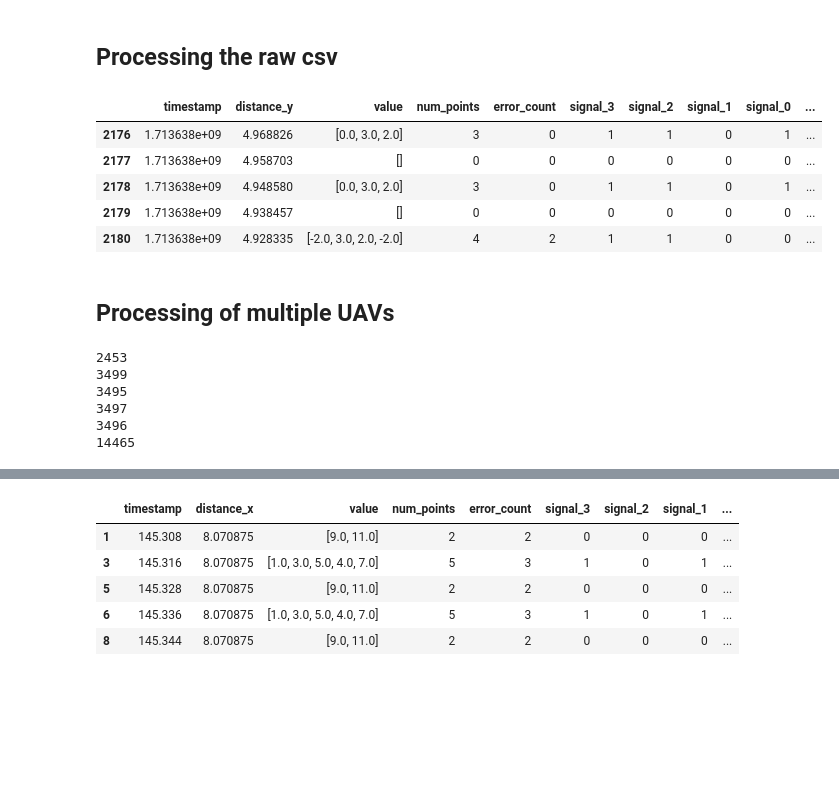
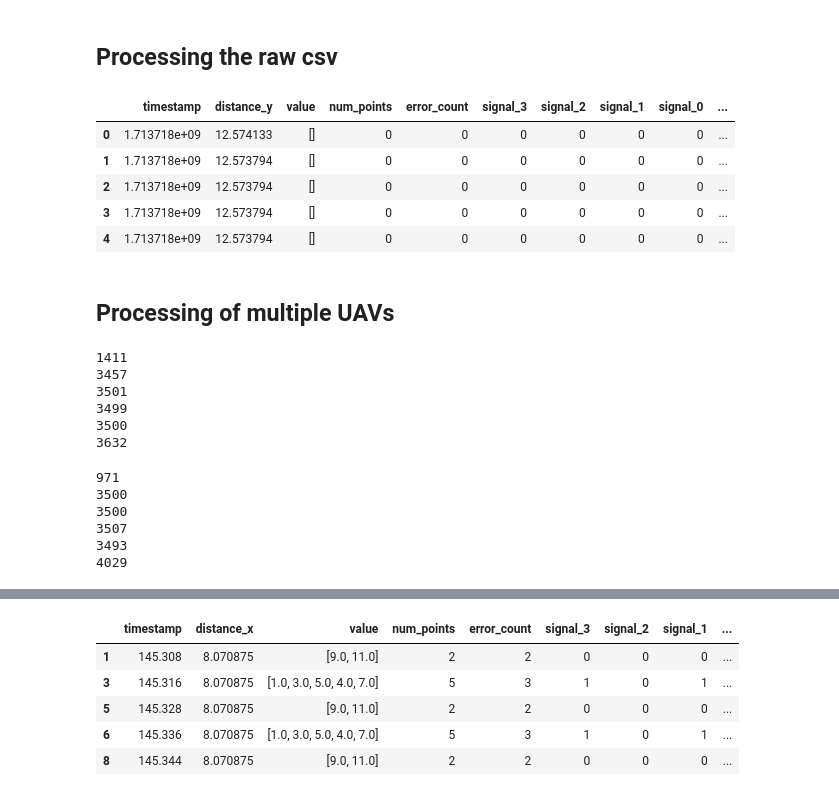
Before and after one commit to MarlonRiv/uvdar_core, a Jupyter notebook: scripts/Processing_evaluation_distance.ipynb, the cells around one changed output, grey strips where cells are left out. Drawn from its saved outputs; the diff is of its cells as text; code cells hidden in the pictures; blank space fills up the shorter version.

```diff
--- a/scripts/Processing_evaluation_distance.ipynb
+++ b/scripts/Processing_evaluation_distance.ipynb
@@ -8,14 +8,14 @@ import numpy as np
 import ast
 
 
-input_csv_path = os.path.expanduser('~/Desktop/MRS_Master_Project/rosbags/rw/raw_csv/kl_exp1.csv')
+input_csv_path = os.path.expanduser('~/Desktop/MRS_Master_Project/rosbags/rw/raw_csv/standard_exp2.csv')
 data = pd.read_csv(input_csv_path)
 
 #Ensure that the 'value' column is a list
 data['value'] = data['value'].apply(lambda x: ast.literal_eval(x) if isinstance(x, str) else x)
 
 #Take after the 6712th row
-data = data.iloc[2176:]
+#data = data.iloc[3356:]
 
 #Relative distance_y to the target (TX is at 10m from origin, and we recorded the position of the RX)
 data['distance_y'] = np.abs(10.0 - data['distance_y'])
@@ -60,43 +60,43 @@ def check_signal_0(values):
 
 
 # Check if the signal 3 is still present
 data['signal_3'] = data['value'].apply(check_signal_3)
 
 # Check if the signal 2 is still present
 data['signal_2'] = data['value'].apply(check_signal_2)
 
 # Check if the signal 1 is still present
 data['signal_1'] = data['value'].apply(check_signal_1)
 
 # Check if the signal 0 is still present
 data['signal_0'] = data['value'].apply(check_signal_0)
 
 
 specified_distances = np.array([5, 10, 15, 20, 25, 30])
 
 # Assigning each data point to the nearest specified distance_y
 data['nearest_distance'] = specified_distances[np.abs(specified_distances[:, np.newaxis] - data['distance_y'].values).argmin(axis=0)]
 
 # Save the cleaned data to a new CSV file
-cleaned_file_path = os.path.expanduser('~/Desktop/MRS_Master_Project/rosbags/rw/processed_csv/kl_exp1_processed.csv')
+cleaned_file_path = os.path.expanduser('~/Desktop/MRS_Master_Project/rosbags/rw/processed_csv/standard_exp2_processed.csv')
 
 data.to_csv(cleaned_file_path, index=False)
 
 cleaned_file_path
 
 
 data.head()
 # %% [output]
 |  | timestamp | distance_y | value | num_points | error_count | signal_3 | signal_2 | signal_1 | signal_0 | ... |
-| 2176 | 1.713638e+09 | 4.968826 | [0.0, 3.0, 2.0] | 3 | 0 | 1 | 1 | 0 | 1 | ... |
-| 2177 | 1.713638e+09 | 4.958703 | [] | 0 | 0 | 0 | 0 | 0 | 0 | ... |
-| 2178 | 1.713638e+09 | 4.948580 | [0.0, 3.0, 2.0] | 3 | 0 | 1 | 1 | 0 | 1 | ... |
-| 2179 | 1.713638e+09 | 4.938457 | [] | 0 | 0 | 0 | 0 | 0 | 0 | ... |
-| 2180 | 1.713638e+09 | 4.928335 | [-2.0, 3.0, 2.0, -2.0] | 4 | 2 | 1 | 1 | 0 | 0 | ... |
+| 0 | 1.713718e+09 | 12.574133 | [] | 0 | 0 | 0 | 0 | 0 | 0 | ... |
+| 1 | 1.713718e+09 | 12.573794 | [] | 0 | 0 | 0 | 0 | 0 | 0 | ... |
+| 2 | 1.713718e+09 | 12.573794 | [] | 0 | 0 | 0 | 0 | 0 | 0 | ... |
+| 3 | 1.713718e+09 | 12.573794 | [] | 0 | 0 | 0 | 0 | 0 | 0 | ... |
+| 4 | 1.713718e+09 | 12.573794 | [] | 0 | 0 | 0 | 0 | 0 | 0 | ... |
 # %% [markdown]
 ## Processing of multiple UAVs
 # %%
-cleaned_file_path = os.path.expanduser('~/Desktop/MRS_Master_Project/rosbags/rw/processed_csv/kl_exp1_processed.csv')
+cleaned_file_path = os.path.expanduser('~/Desktop/MRS_Master_Project/rosbags/rw/processed_csv/standard_exp2_processed.csv')
 specified_distances = np.array([5, 10, 15, 20, 25, 30])
 
 
@@ -104,7 +104,10 @@ specified_distances = np.array([5, 10, 15, 20, 25, 30])
 data = pd.read_csv(cleaned_file_path)
 
 #Take after the 6712th row
-#data = data.iloc[23251:]
+data = data.iloc[3356:]
+
+#Trim the data after 21940th row
+data = data.iloc[:19000]
 
 indices_5 = data[data['nearest_distance'] == 5].index
 
@@ -125,10 +128,54 @@ print(len(indices_15))
 print(len(indices_20))
 print(len(indices_25))
 print(len(indices_30))
+
+data_standard = data
 # %% [output]
-2453
+1411
+3457
+3501
 3499
-3495
-3497
-3496
-14465
+3500
+3632
+# %%
+cleaned_file_path = os.path.expanduser('~/Desktop/MRS_Master_Project/rosbags/rw/processed_csv/otsu_exp2_processed.csv')
+specified_distances = np.array([5, 10, 15, 20, 25, 30])
+
+
+
+data = pd.read_csv(cleaned_file_path)
+
+#Take after the 6712th row
+data = data.iloc[3787:]
+
+#Trim the data after 21940th row
+data = data.iloc[:19000]
+
+indices_5 = data[data['nearest_distance'] == 5].index
+
+indices_10 = data[data['nearest_distance'] == 10].index
+
+indices_15 = data[data['nearest_distance'] == 15].index
+
+indices_20 = data[data['nearest_distance'] == 20].index
+
+indices_25 = data[data['nearest_distance'] == 25].index
+
+indices_30 = data[data['nearest_distance'] == 30].index
+
+
+print(len(indices_5))
+print(len(indices_10))
+print(len(indices_15))
+print(len(indices_20))
+print(len(indices_25))
+print(len(indices_30))
+
+data_otsu_adaptive = data
+# %% [output]
+971
+3500
+3500
+3507
+3493
+4029
```
Also changed, not shown: parts of 6 cells of this notebook, 13 other files.
